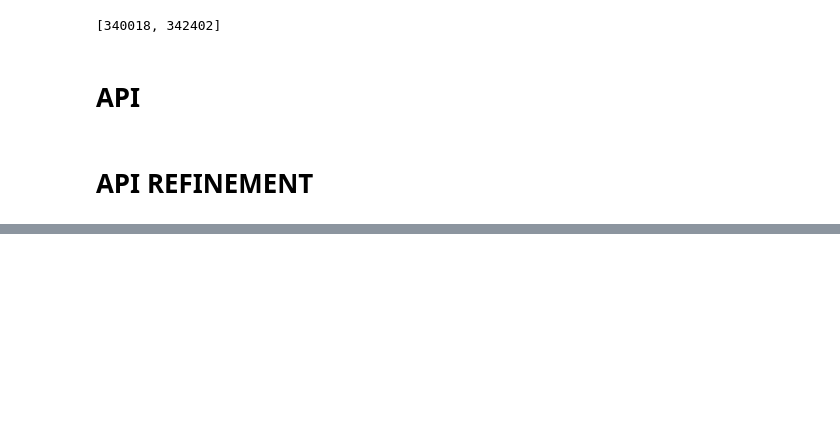
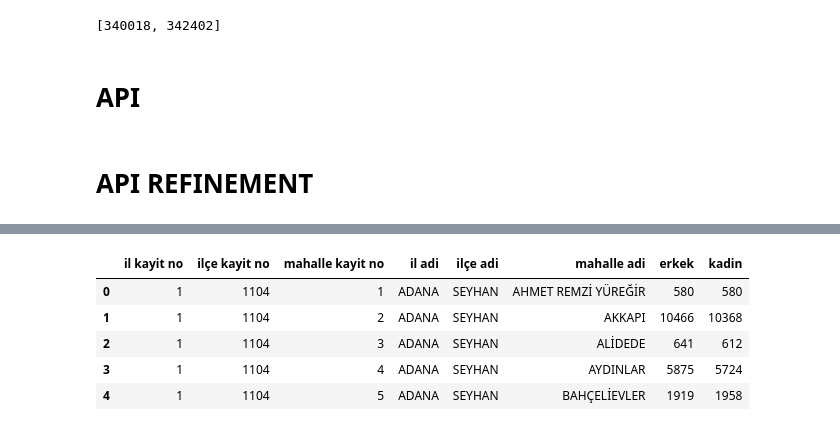
Before and after one commit to Zakerous76/analythings-viz-2-fastAPI-integration, a Jupyter notebook: plotly-py-viz-fastapi/developement.ipynb, the cells around one changed output, grey strips where cells are left out. Saved outputs shown, nothing was run; the diff lists cells and outputs as text; code cells hidden in the pictures; blank space fills up the shorter version.

```diff
--- a/plotly-py-viz-fastapi/developement.ipynb
+++ b/plotly-py-viz-fastapi/developement.ipynb
@@ -835,0 +940,27 @@ fig2.show()
+# %%
+def population_df():
+    df_p = pd.read_excel("./datasets/nüfus.xlsx",  sheet_name="MAHALLE NÜFUSU", index_col=0)
+    cols = ['il kayit no', 'ilçe kayit no', 'belde/köy kayit no', 'mahalle kayit no',
+    'il adi', 'ilçe adi', 'belediye adi', 'mahalle adi', 'mahallenin bağli olduğu belediyenin niteliği',
+    'toplam', 'erkek', 'kadin']
+    df_p.columns = cols
+
+    # df_p_cities[(df_p_cities["mahalle adi"]==" ".join("2000 Evler Mh.".split()[:-1]).upper()) & (df_p_cities["ilçe adi"]=="seyhan".upper())] #for query
+
+    df_p = df_p[['il kayit no', 'ilçe kayit no', 'mahalle kayit no', "il adi", "ilçe adi", "mahalle adi", "erkek", "kadin"]]
+    df_p.erkek = df_p.erkek.replace("C", "0").astype(int)
+    df_p.kadin = df_p.kadin.replace("C", "0")
+    df_p.kadin = df_p.kadin.replace("-", "0").astype(int)
+
+    df_p = df_p.groupby(['il kayit no', 'ilçe kayit no', 'mahalle kayit no', "il adi", "ilçe adi", "mahalle adi"])[["erkek", "kadin"]].sum().reset_index()
+
+    return df_p
+df = population_df()
+df.head()
+# %% [output]
+|  | il kayit no | ilçe kayit no | mahalle kayit no | il adi | ilçe adi | mahalle adi | erkek | kadin |
+| 0 | 1 | 1104 | 1 | ADANA | SEYHAN | AHMET REMZİ YÜREĞİR | 580 | 580 |
+| 1 | 1 | 1104 | 2 | ADANA | SEYHAN | AKKAPI | 10466 | 10368 |
+| 2 | 1 | 1104 | 3 | ADANA | SEYHAN | ALİDEDE | 641 | 612 |
+| 3 | 1 | 1104 | 4 | ADANA | SEYHAN | AYDINLAR | 5875 | 5724 |
+| 4 | 1 | 1104 | 5 | ADANA | SEYHAN | BAHÇELİEVLER | 1919 | 1958 |
```
Also changed, not shown: parts of 11 cells of this notebook, 7 other files.
